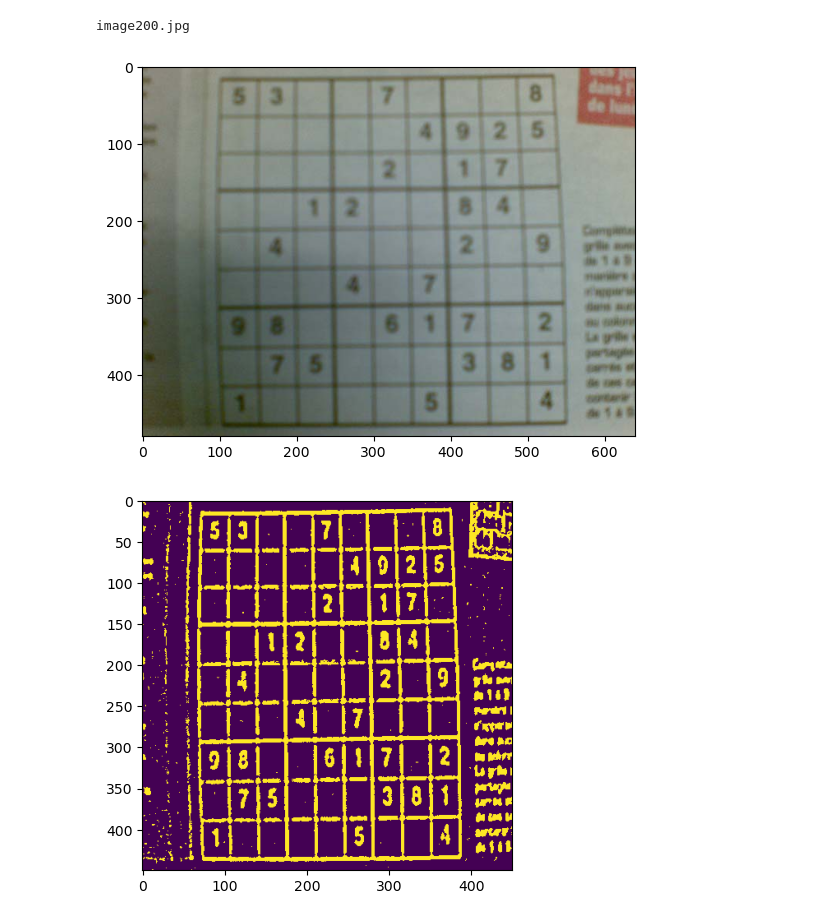
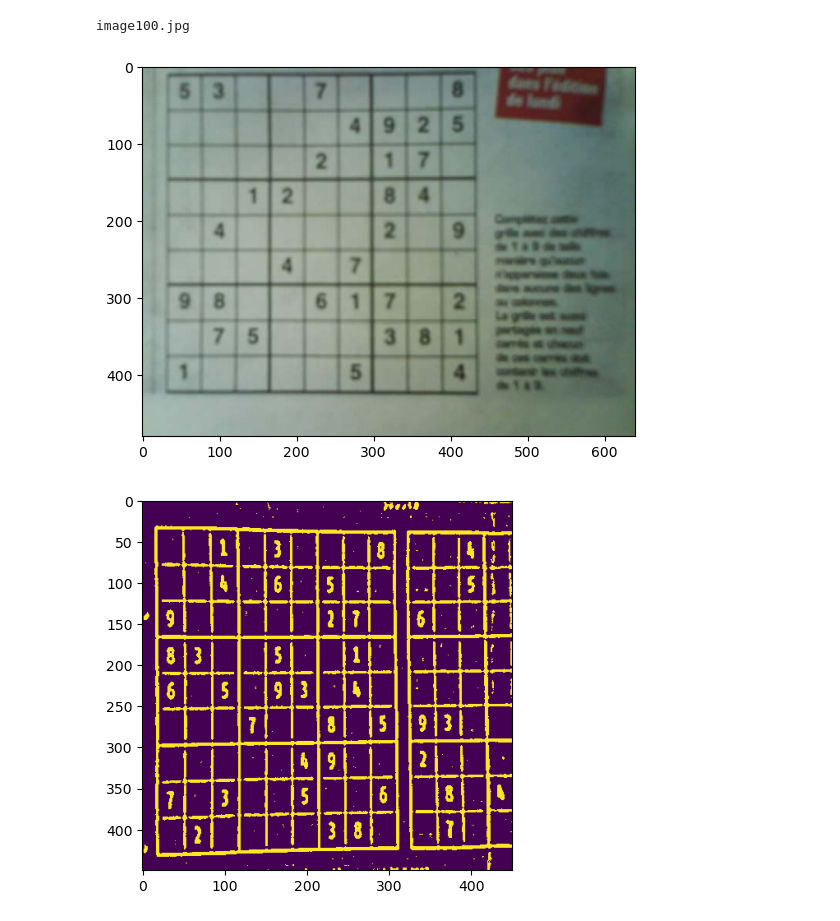
Before and after one commit to Gregory-Debruyne/r-solution-de-sudoku, a Jupyter notebook: Détection grille.ipynb, the cells around one changed output. Saved outputs shown, nothing was run; the diff lists cells and outputs as text; code cells hidden in the pictures.

```diff
--- a/Détection grille.ipynb
+++ b/Détection grille.ipynb
@@ -9,22 +9,28 @@ from tensorflow import keras
 import fidle.pwk as pwk
 # %%
 folder=r"v1_training/v1_training/Image"
+S_folder=r"v1_training/v1_training/Solution"
 import os
 import random
 
-Grille=random.choice(os.listdir(folder))
+filename=os.listdir(folder)
+i = random.choice(range(len(folder)))
+Grille = filename[i]
+solution= S_folder[i]
+"Grille=random.choice(os.listdir(folder))"
+
 print(Grille)
 sudoku_Grille = cv2.imread(folder + '/' + Grille)
 
 if sudoku_Grille is not None:
 	plt.figure()
 	plt.imshow(cv2.cvtColor(sudoku_Grille, cv2.COLOR_BGR2RGB))  # Convert BGR to RGB for correct color display
 	plt.show()
 else:
 	print(f"Error: Unable to load image {folder + '/' + Grille}")
 # %% [output]
-image200.jpg
+image100.jpg
-[figure, old version]
+[figure, new version]
 # %%
 #Preprocessing image to be read
 sudoku_Grille = cv2.resize(sudoku_Grille, (450,450))
@@ -44,7 +50,7 @@ plt.figure()
 plt.imshow(threshold)
 plt.show()
 # %% [output]
-[figure, old version]
+[figure, new version]
 # %%
 # Finding the outline of the sudoku puzzle in the image
 contour_1 = sudoku_Grille.copy()
```
Also changed, not shown: parts of 4 cells of this notebook.
